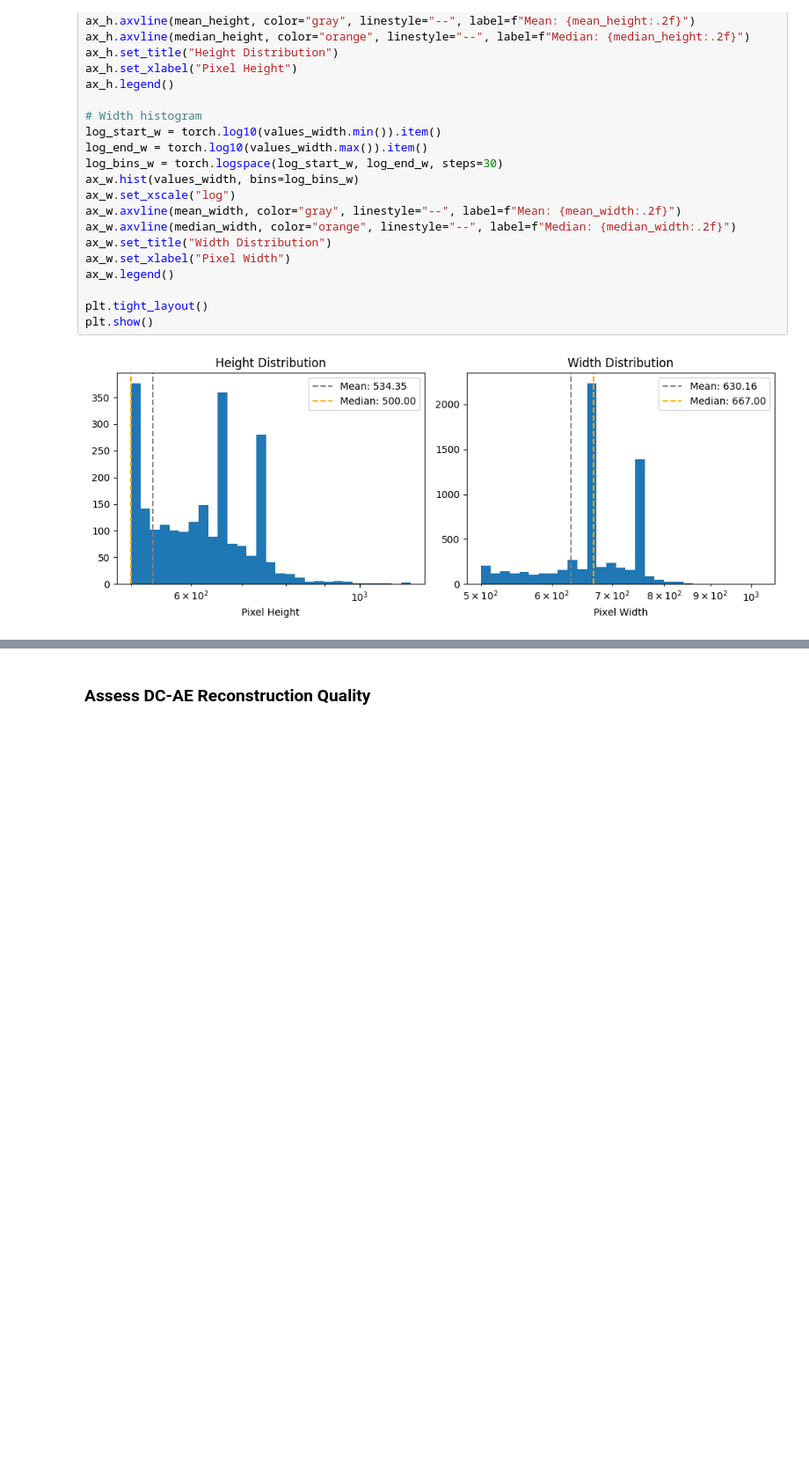
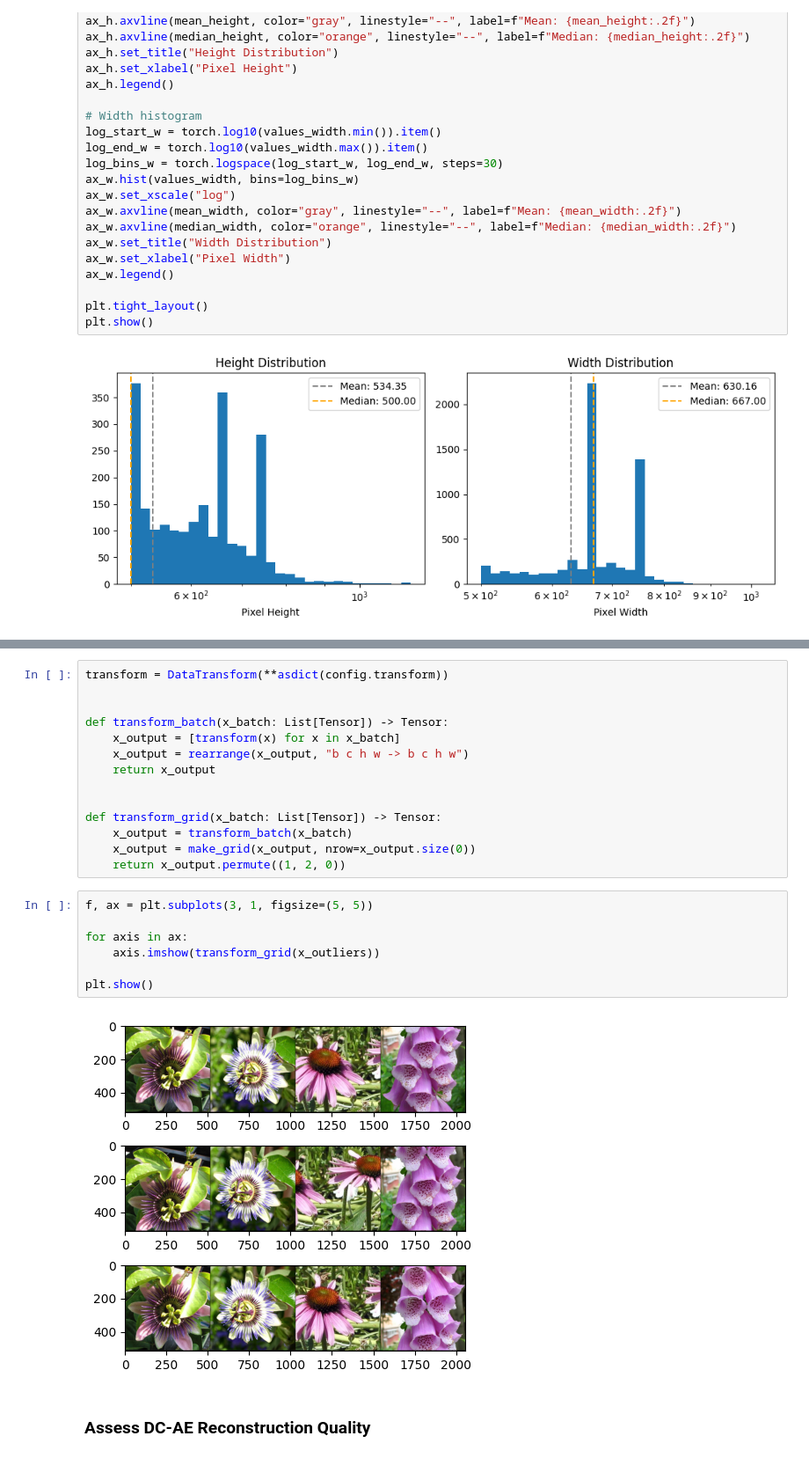
Before and after one commit to fusedbloxxer/flow-matching, a Jupyter notebook: workspaces/flow_flowers/notebook/viz_vae.ipynb, the cells around one changed output, grey strips where cells are left out. Shown at 88% size. Cells and saved outputs as stored; diff of their text form; blank space fills up the shorter version.

```diff
--- a/workspaces/flow_flowers/notebook/viz_vae.ipynb
+++ b/workspaces/flow_flowers/notebook/viz_vae.ipynb
@@ -144,3 +144,26 @@ f.tight_layout()
+# %%
+transform = DataTransform(**asdict(config.transform))
+
+
+def transform_batch(x_batch: List[Tensor]) -> Tensor:
+    x_output = [transform(x) for x in x_batch]
+    x_output = rearrange(x_output, "b c h w -> b c h w")
+    return x_output
+
+
+def transform_grid(x_batch: List[Tensor]) -> Tensor:
+    x_output = transform_batch(x_batch)
+    x_output = make_grid(x_output, nrow=x_output.size(0))
+    return x_output.permute((1, 2, 0))
+# %%
+f, ax = plt.subplots(3, 1, figsize=(5, 5))
+
+for axis in ax:
+    axis.imshow(transform_grid(x_outliers))
+
+plt.show()
+# %% [output]
+[figure, added]
 # %% [markdown]
 ### Assess DC-AE Reconstruction Quality
 # %%
```
Also changed, not shown: parts of 13 cells of this notebook, 4 other files.
